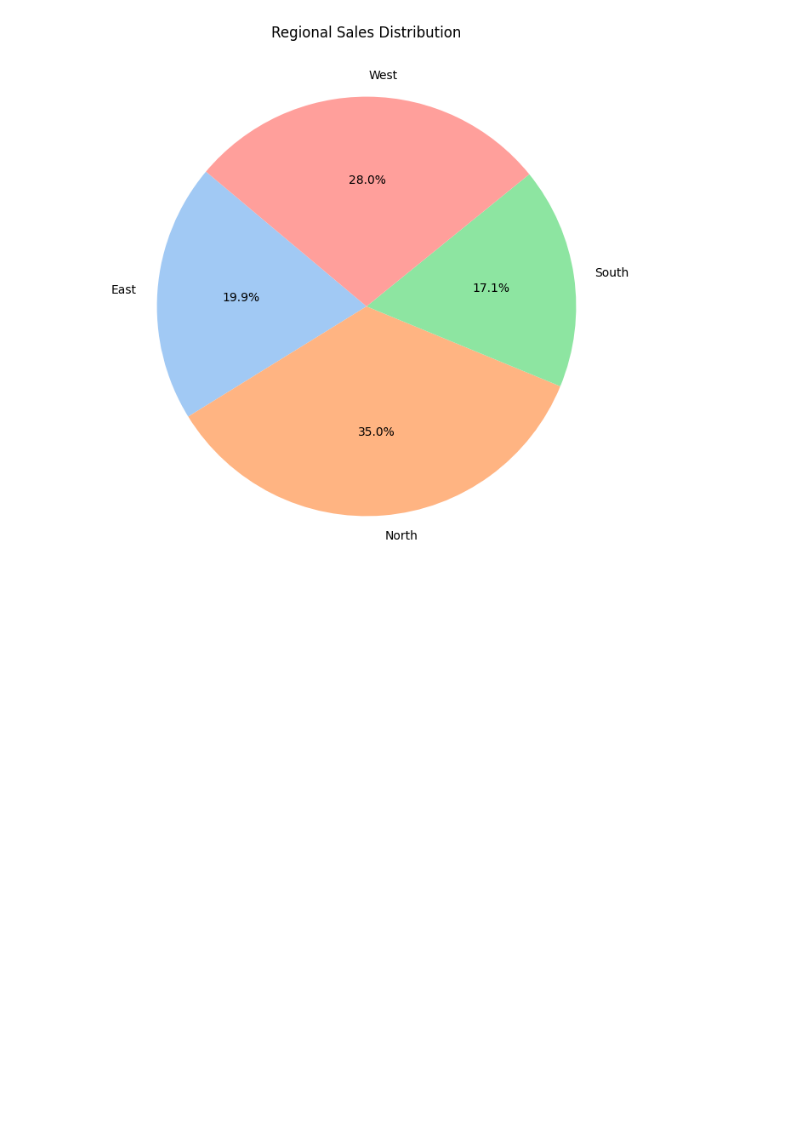
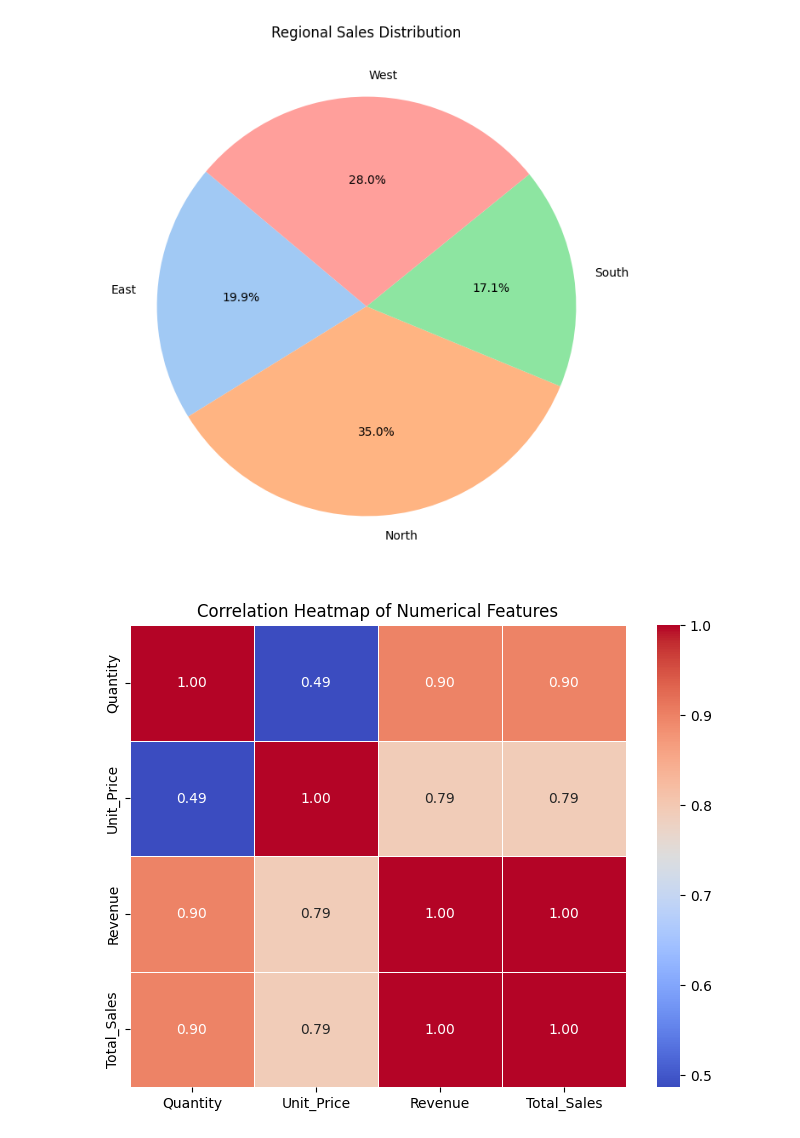
Before and after one commit to rsrijana/Data, a Jupyter notebook: Sales_Data_Analysis.ipynb, the cells around one changed output. Drawn from its saved outputs; the diff is of its cells as text; code cells hidden in the pictures; blank space fills up the shorter version.

```diff
--- a/Sales_Data_Analysis.ipynb
+++ b/Sales_Data_Analysis.ipynb
@@ -100,3 +100,15 @@ plt.ylabel('')
 plt.show()
 # %% [output]
 [figure]
+# %%
+# Step 4: Additional Data Analysis and Visualizations
+# Correlation Heatmap: We can analyze how numerical features (like Quantity, Unit_Price, Revenue, Total_Sales) are correlated with each other.
+# Correlation Heatmap
+correlation_matrix = df[['Quantity', 'Unit_Price', 'Revenue', 'Total_Sales']].corr()
+
+plt.figure(figsize=(8, 6))
+sns.heatmap(correlation_matrix, annot=True, cmap='coolwarm', fmt='.2f', linewidths=0.5)
+plt.title('Correlation Heatmap of Numerical Features')
+plt.show()
+# %% [output]
+[figure, added]
```
Also changed, not shown: parts of 5 cells of this notebook.
